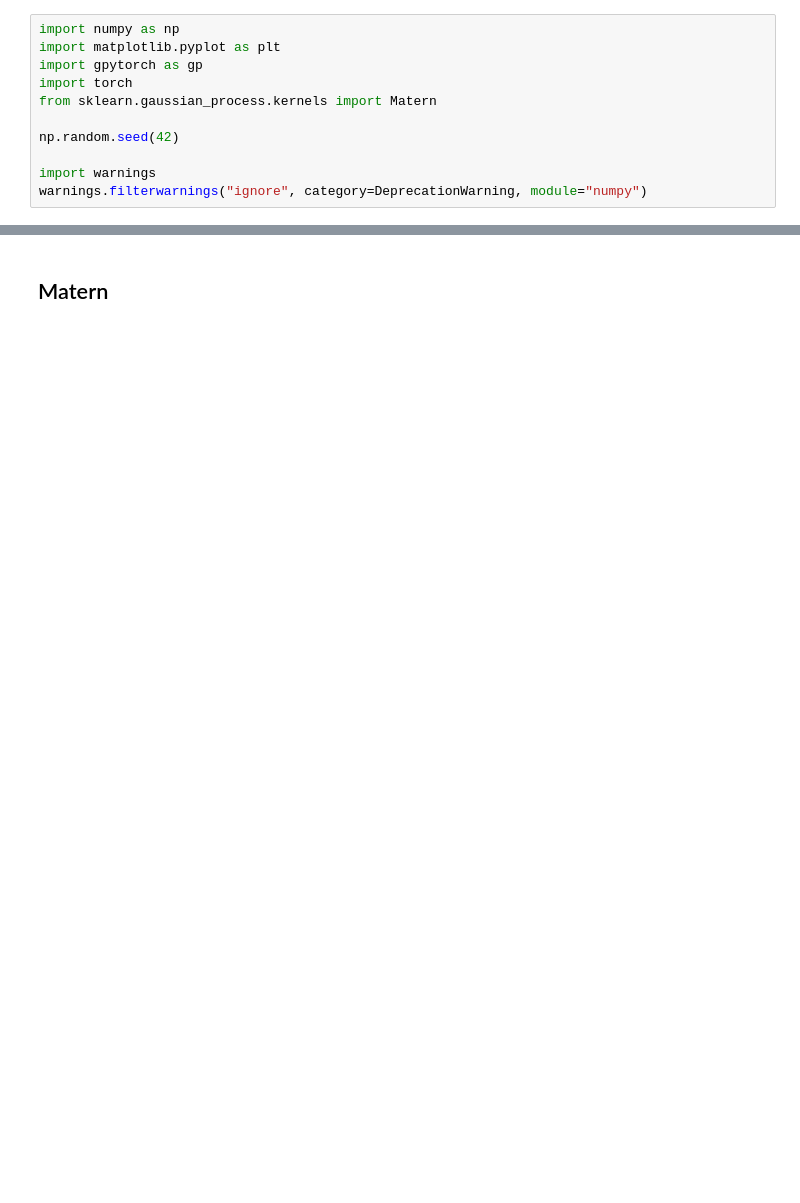
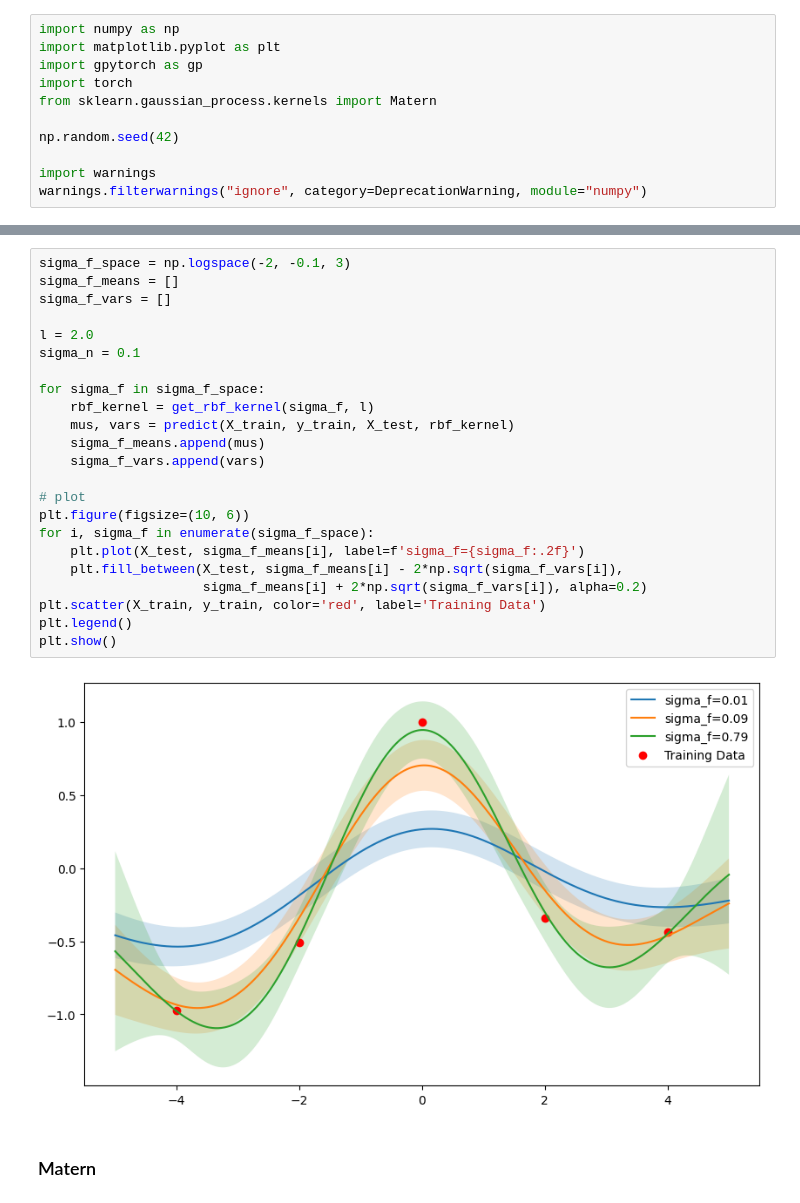
Before and after one commit to nezvevik/Transformers-for-Bayesian-statistics, a Jupyter notebook: param_sensi_graphs.ipynb, the cells around one changed output, grey strips where cells are left out. Drawn from its saved outputs; the diff is of its cells as text; blank space fills up the shorter version.

```diff
--- a/param_sensi_graphs.ipynb
+++ b/param_sensi_graphs.ipynb
@@ -97,2 +175,27 @@ plt.show()
+# %%
+sigma_f_space = np.logspace(-2, -0.1, 3)
+sigma_f_means = []
+sigma_f_vars = []
+
+l = 2.0
+sigma_n = 0.1
+
+for sigma_f in sigma_f_space:
+    rbf_kernel = get_rbf_kernel(sigma_f, l)
+    mus, vars = predict(X_train, y_train, X_test, rbf_kernel)
+    sigma_f_means.append(mus)
+    sigma_f_vars.append(vars)
+
+# plot
+plt.figure(figsize=(10, 6))
+for i, sigma_f in enumerate(sigma_f_space):
+    plt.plot(X_test, sigma_f_means[i], label=f'sigma_f={sigma_f:.2f}')
+    plt.fill_between(X_test, sigma_f_means[i] - 2*np.sqrt(sigma_f_vars[i]),
+                     sigma_f_means[i] + 2*np.sqrt(sigma_f_vars[i]), alpha=0.2)
+plt.scatter(X_train, y_train, color='red', label='Training Data')
+plt.legend()
+plt.show()
+# %% [output]
+[figure, added]
 # %% [markdown]
-## Matern
+### Matern
```
Also changed, not shown: parts of 7 cells of this notebook, 2 other files.
